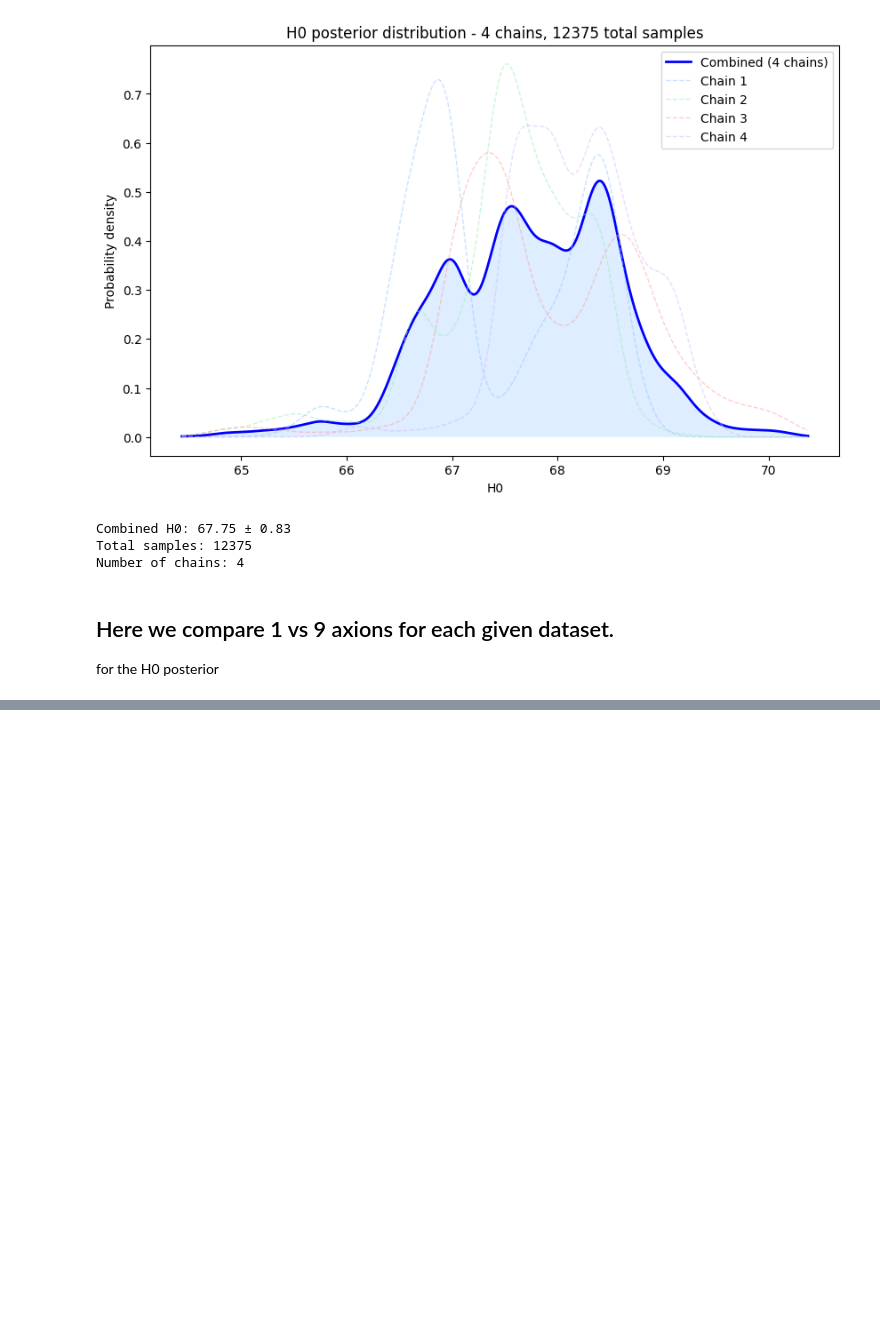
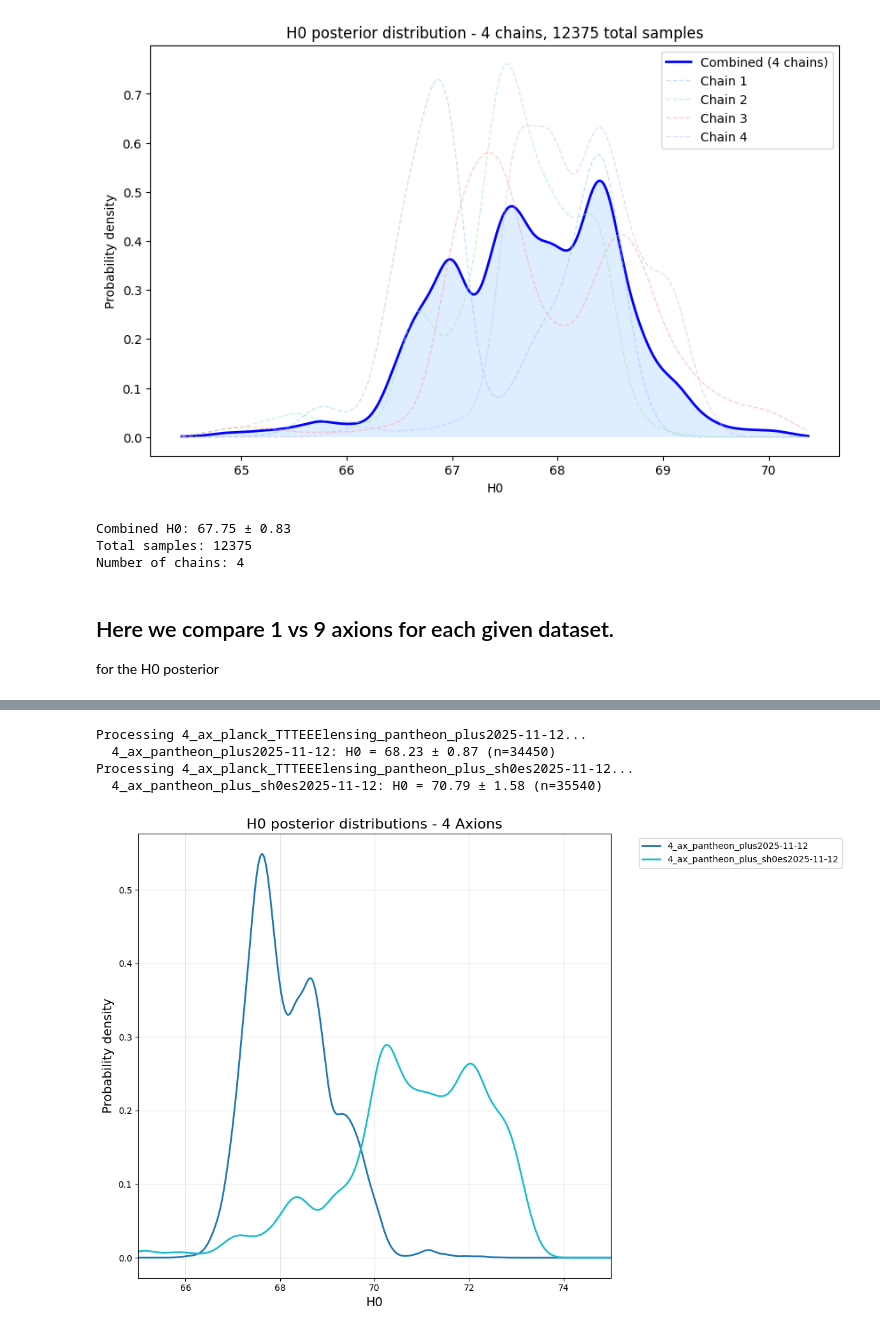
Before and after one commit to marcobeIIa/mAxi_reconstruction_tool, a Jupyter notebook: notebooks/getdist_mcmc.ipynb, the cells around one changed output, grey strips where cells are left out. Drawn from its saved outputs; the diff is of its cells as text; code cells hidden in the pictures; blank space fills up the shorter version.

```diff
--- a/notebooks/getdist_mcmc.ipynb
+++ b/notebooks/getdist_mcmc.ipynb
@@ -314,0 +306,9 @@ Processing 9_ax_planck_TTTEEElensing_pantheon_plus_sh0es_desi2025-11-12...
+# %%
+
+plot_axion_group(names_4_ax, "4 Axions", base)
+# %% [output]
+Processing 4_ax_planck_TTTEEElensing_pantheon_plus2025-11-12...
+  4_ax_pantheon_plus2025-11-12: H0 = 68.23 ± 0.87 (n=34450)
+Processing 4_ax_planck_TTTEEElensing_pantheon_plus_sh0es2025-11-12...
+  4_ax_pantheon_plus_sh0es2025-11-12: H0 = 70.79 ± 1.58 (n=35540)
+[figure, added]
```
Also changed, not shown: parts of 2 cells of this notebook, 2 other files.
